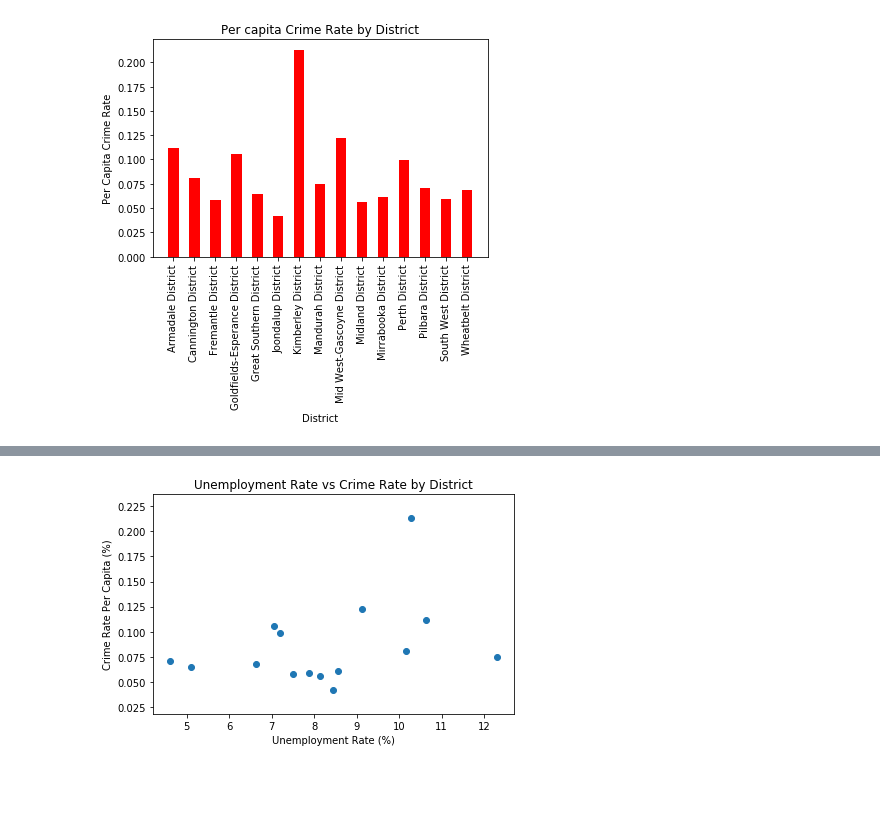
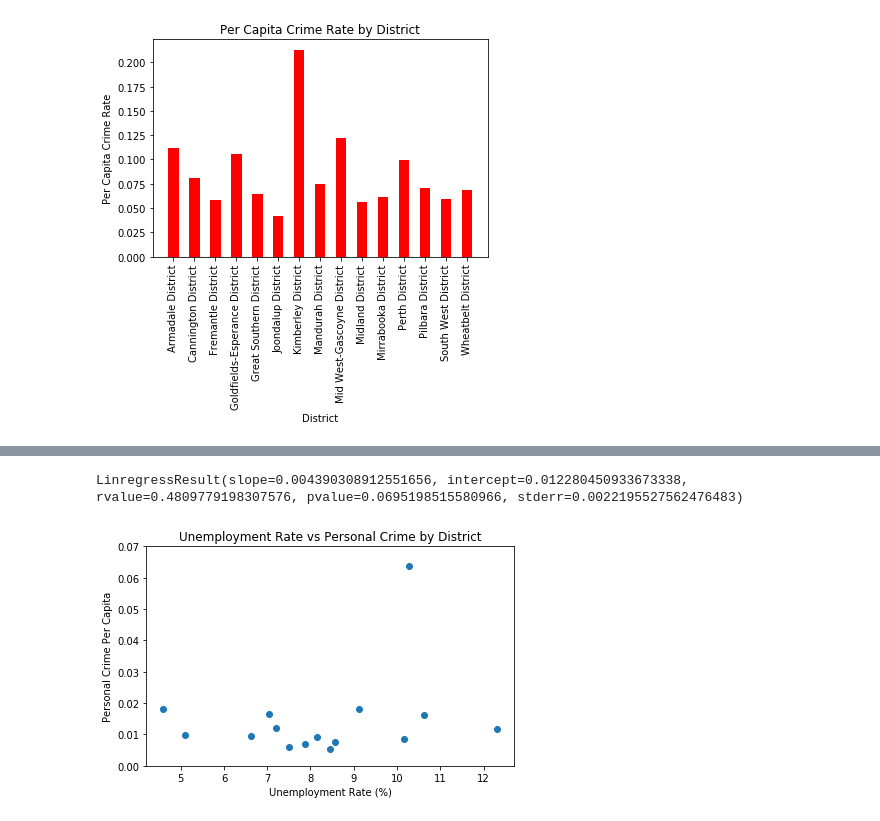
Before and after one commit to natalieddavies/BootcampProject1, a Jupyter notebook: unemployment_offences.ipynb, the cells around one changed output, grey strips where cells are left out. Drawn from its saved outputs; the diff is of its cells as text; code cells hidden in the pictures; blank space fills up the shorter version.

```diff
--- a/unemployment_offences.ipynb
+++ b/unemployment_offences.ipynb
@@ -372,12 +319,19 @@ LinregressResult(slope=102.21338006377314, intercept=319.7573215143817, rvalue=0
+# %%
+linear_regression = st.linregress(unemploy_rate,property_val)
+linear_regression
+# %% [output]
+LinregressResult(slope=0.004390308912551656, intercept=0.012280450933673338, rvalue=0.4809779198307576, pvalue=0.0695198515580966, stderr=0.0022195527562476483)
 # %%
+# UNEMPLOYMENT RATE VS PERSONAL CRIME
 unemploy_rate=percap_merge['Unemployment Rate (%)']
-offence_rate=percap_merge['Offence Rate (%)']
-plt.scatter(unemploy_rate,offence_rate)
+personal=percap_merge['PERSONAL']/percap_merge['Total Persons_x']
+plt.scatter(unemploy_rate,personal)
 
-plt.title('Unemployment Rate vs Crime Rate by District')
+plt.title('Unemployment Rate vs Personal Crime by District')
 plt.xlabel('Unemployment Rate (%)')
-plt.ylabel('Crime Rate Per Capita (%)')
+plt.ylabel('Personal Crime Per Capita')
+plt.ylim(0.00,0.07)
 plt.tight_layout()
 plt.show()
 # %% [output]
-[figure, old version]
+[figure, new version]
```
Also changed, not shown: parts of 39 cells of this notebook, 10 other files.
